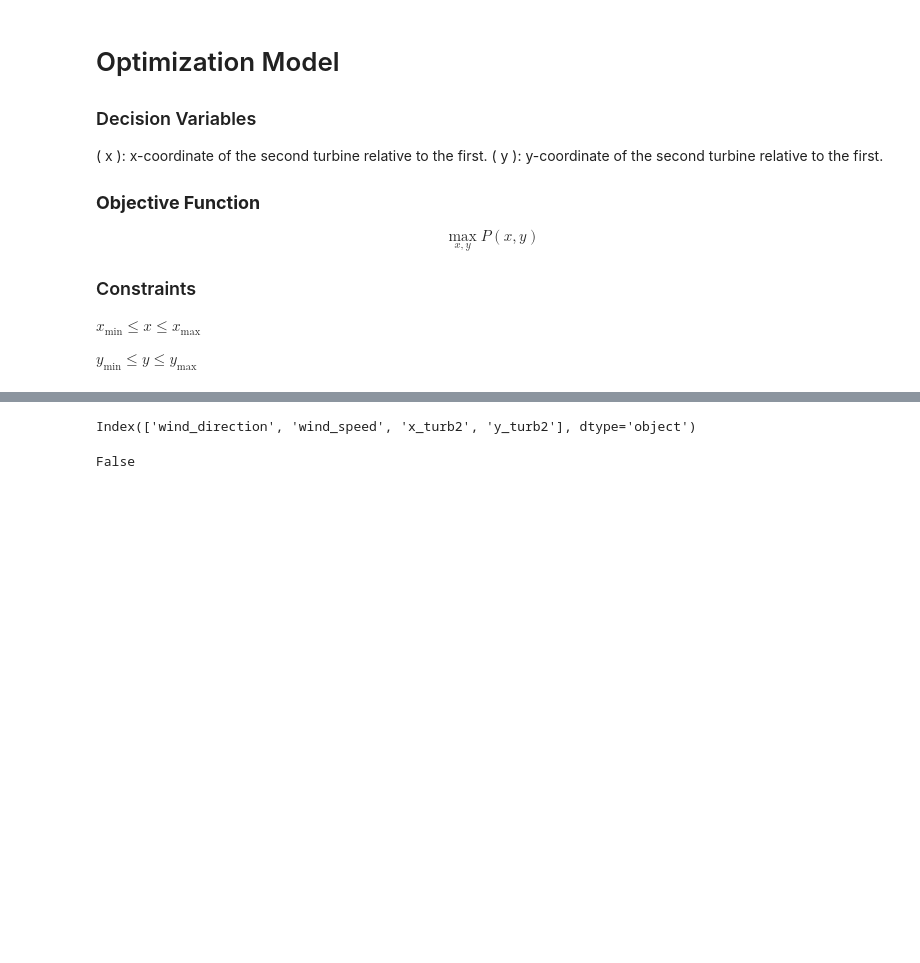
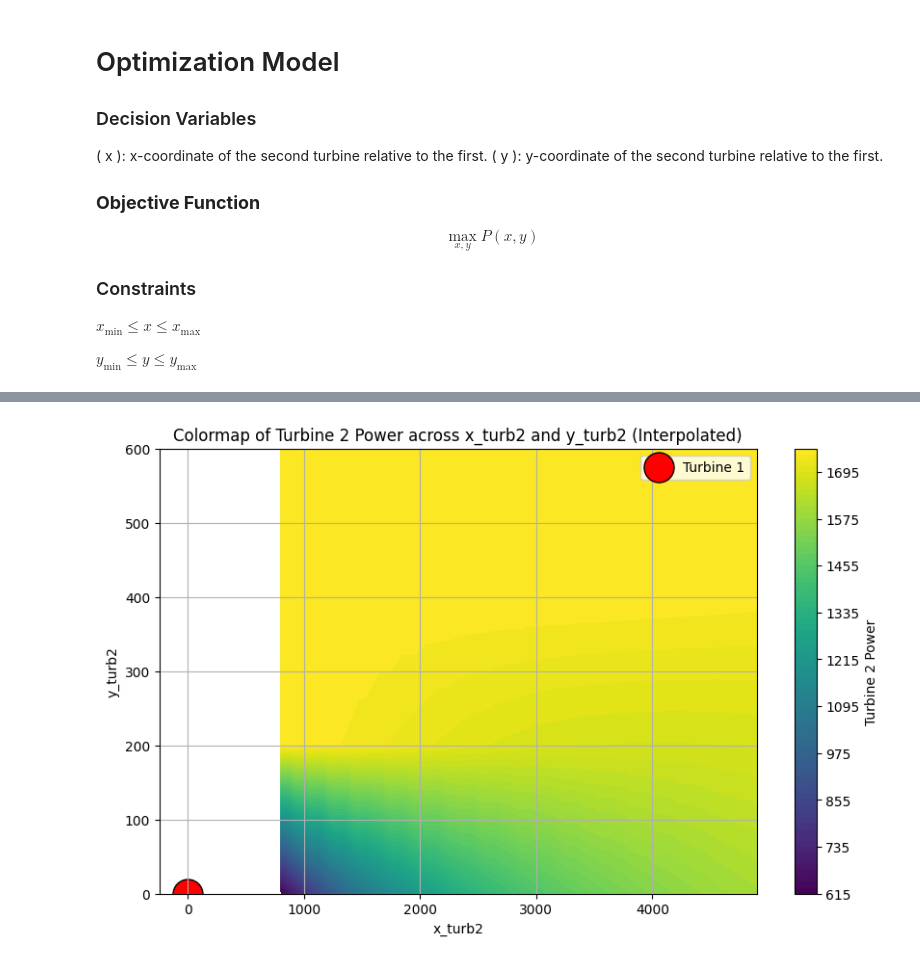
Before and after one commit to schmeti/uc3m_TFM_wind_farm_optimization_codebase, a Jupyter notebook: Windfarm_power_modelling/two_turbine_optimization_via_constraint_learning.ipynb, the cells around one changed output, grey strips where cells are left out. Saved outputs shown, nothing was run; the diff lists cells and outputs as text; code cells hidden in the pictures; blank space fills up the shorter version.

Commit message:
get two turbine optimization to run git push

```diff
--- a/Windfarm_power_modelling/two_turbine_optimization_via_constraint_learning.ipynb
+++ b/Windfarm_power_modelling/two_turbine_optimization_via_constraint_learning.ipynb
@@ -324,8 +193,0 @@ KeyError: 1
-# %%
-contextual_sample.columns.sort_values()
-# %% [output]
-Index(['wind_direction', 'wind_speed', 'x_turb2', 'y_turb2'], dtype='object')
-# %%
-print(SolverFactory('gurobi').available())
-# %% [output]
-False
@@ -347,0 +194,32 @@ print(f"Optimized farm power: {optimized_farm_power[0]}")
+# %%
+from scipy.interpolate import griddata
+
+
+# Visualize the results
+
+# Perform linear interpolation to make the map continuous
+
+# Colormap with interpolation
+x = data['x_turb2']
+y = data['y_turb2']
+z = data['turbine2_powers']
+xi, yi = np.linspace(x.min(), x.max(), 100), np.linspace(y.min(), y.max(), 100)
+xi, yi = np.meshgrid(xi, yi)
+zi = griddata((x, y), z, (xi, yi), method='linear')
+
+plt.figure(figsize=(10, 6))
+plt.contourf(xi, yi, zi, levels=100, cmap='viridis')
+plt.colorbar(label='Turbine 2 Power')
+
+# Mark the position of wind turbine one
+plt.scatter(0, 0, color='red', label='Turbine 1', s=500, edgecolor='black')
+plt.legend()
+
+# cosmetics
+plt.xlabel('x_turb2')
+plt.ylabel('y_turb2')
+plt.title('Colormap of Turbine 2 Power across x_turb2 and y_turb2 (Interpolated)')
+plt.grid(True)
+plt.show()
+# %% [output]
+[figure, added]
```
Also changed, not shown: parts of 15 cells of this notebook, 13 other files.
